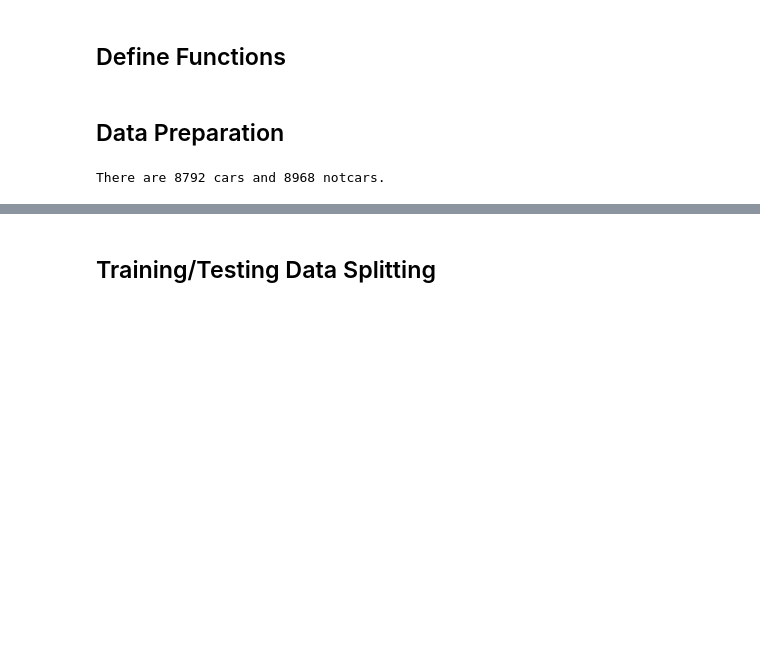
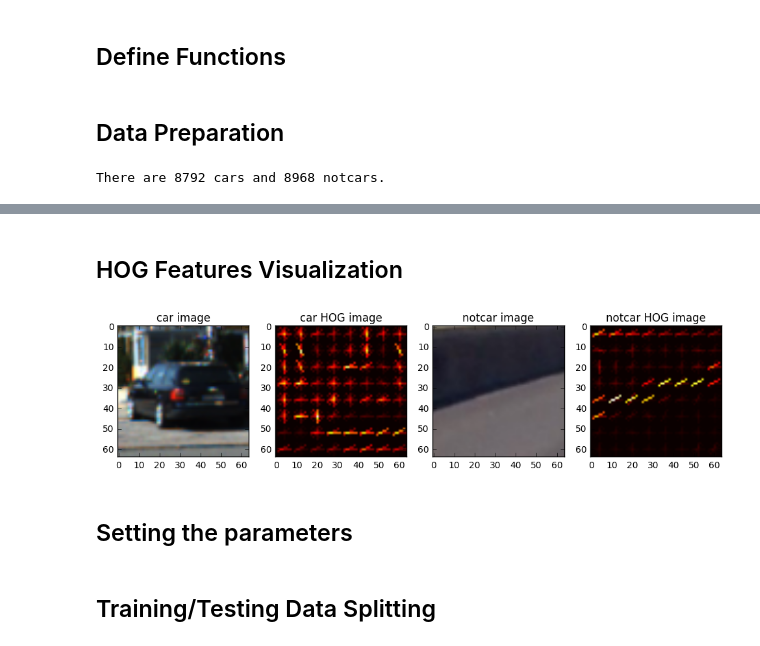
Before and after one commit to WenjinTao/Self-Driving-Car-Nanodegree--Udacity, a Jupyter notebook: Term1/P5-Vehicle_Detection/P5-Vehicle_Detection.ipynb, the cells around one changed output, grey strips where cells are left out. Drawn from its saved outputs; the diff is of its cells as text; code cells hidden in the pictures; blank space fills up the shorter version.

```diff
--- a/Term1/P5-Vehicle_Detection/P5-Vehicle_Detection.ipynb
+++ b/Term1/P5-Vehicle_Detection/P5-Vehicle_Detection.ipynb
@@ -272 +402,50 @@ There are 8792 cars and 8968 notcars.
+# %% [markdown]
+## HOG Features Visualization
+# %%
+car_ind = np.random.randint(0, len(cars))
+notcar_ind = np.random.randint(0, len(notcars))
+
+car_img = mpimg.imread(cars[car_ind])
+notcar_img = mpimg.imread(notcars[notcar_ind])
+
+### TODO: Tweak these parameters and see how the results change.
+color_space = 'RGB' # Can be RGB, HSV, LUV, HLS, YUV, YCrCb
+orient = 6  # HOG orientations
+pix_per_cell = 8 # HOG pixels per cell
+cell_per_block = 2 # HOG cells per block
+hog_channel = 0 # Can be 0, 1, 2, or "ALL"
+spatial_size = (16, 16) # Spatial binning dimensions
+hist_bins = 16    # Number of histogram bins
+spatial_feat = True # Spatial features on or off
+hist_feat = True # Histogram features on or off
+hog_feat = True # HOG features on or off
+
+car_features, car_hog_image = single_img_features(car_img, color_space=color_space,
+                                                  spatial_size=spatial_size,
+                                                  hist_bins=hist_bins,
+                                                  orient=orient,
+                                                  pix_per_cell=pix_per_cell,
+                                                  cell_per_block=cell_per_block,
+                                                  hog_channel=hog_channel,
+                                                  spatial_feat=spatial_feat,
+                                                  hist_feat=hist_feat,
+                                                  hog_feat=hog_feat,
+                                                  vis=True)
+car_features, notcar_hog_image = single_img_features(notcar_img, color_space=color_space,
+                                                  spatial_size=spatial_size,
+                                                  hist_bins=hist_bins,
+                                                  orient=orient,
+                                                  pix_per_cell=pix_per_cell,
+                                                  cell_per_block=cell_per_block,
+                                                  hog_channel=hog_channel,
+                                                  spatial_feat=spatial_feat,
+                                                  hist_feat=hist_feat,
+                                                  hog_feat=hog_feat,
+                                                  vis=True)
+images = [car_img, car_hog_image, notcar_img, notcar_hog_image]
+titles = ['car image', 'car HOG image', 'notcar image', 'notcar HOG image']
+fig = plt.figure(figsize=(12,3))
+visualize(fig, 1, 4, images, titles)
+# %% [output]
+[figure, added]
 # %%
@@ -275,3 +454,5 @@ sample_size = None  # set to None to use all the data
 if sample_size:
     cars = cars[0:sample_size]
     notcars = notcars[0:sample_size]
+# %% [markdown]
+## Setting the parameters
```
Also changed, not shown: parts of 34 cells of this notebook.
